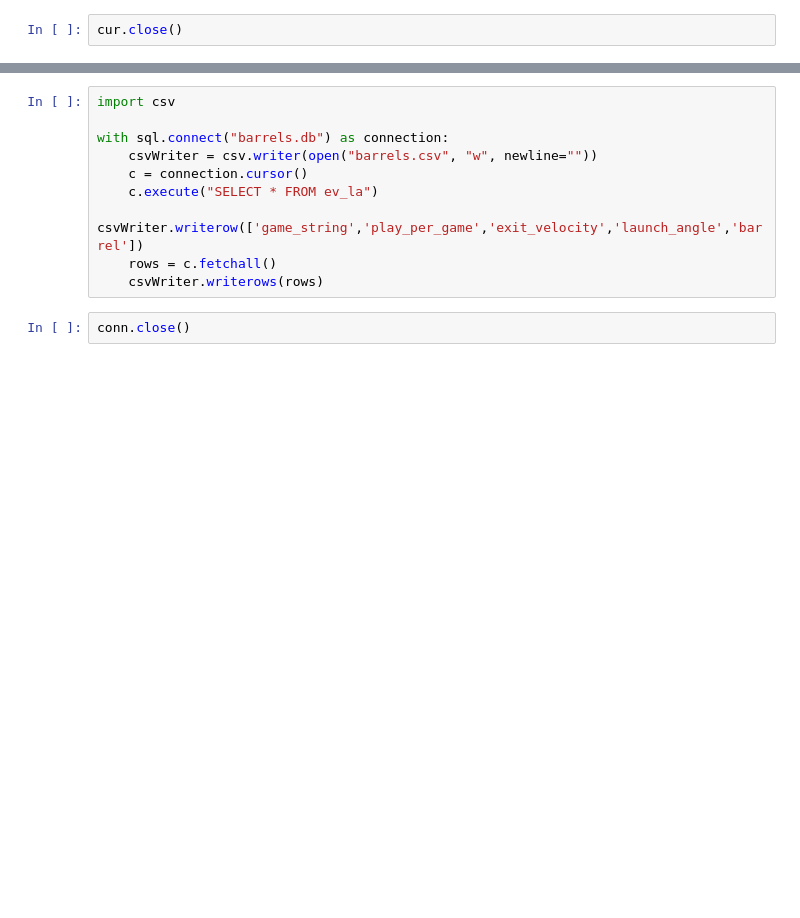
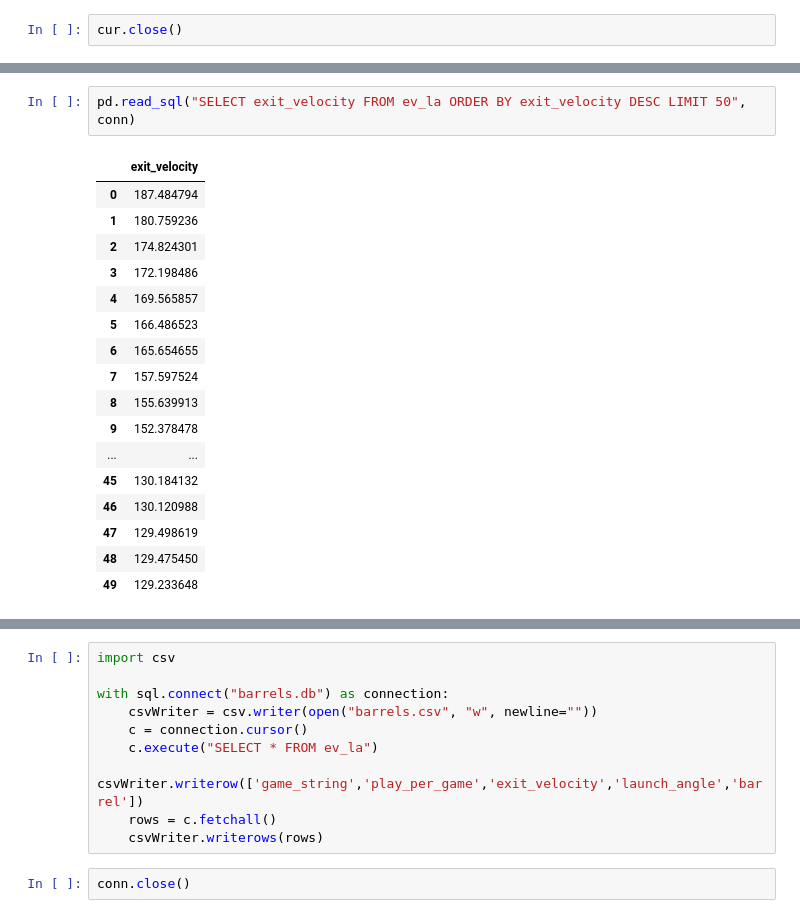
Before and after one commit to TDFelton/FirstPitchFastballFiesta, a Jupyter notebook: data_processing_linnux.ipynb, the cells around one changed output, grey strips where cells are left out. Cells and saved outputs as stored; diff of their text form; blank space fills up the shorter version.

```diff
--- a/data_processing_linnux.ipynb
+++ b/data_processing_linnux.ipynb
@@ -185,0 +345,20 @@ pd.read_sql("SELECT * FROM ev_la", conn).head(50)
+# %%
+pd.read_sql("SELECT exit_velocity FROM ev_la ORDER BY exit_velocity DESC LIMIT 50", conn)
+# %% [output]
+|  | exit_velocity |
+| 0 | 187.484794 |
+| 1 | 180.759236 |
+| 2 | 174.824301 |
+| 3 | 172.198486 |
+| 4 | 169.565857 |
+| 5 | 166.486523 |
+| 6 | 165.654655 |
+| 7 | 157.597524 |
+| 8 | 155.639913 |
+| 9 | 152.378478 |
+| ... | ... |
+| 45 | 130.184132 |
+| 46 | 130.120988 |
+| 47 | 129.498619 |
+| 48 | 129.475450 |
+| 49 | 129.233648 |
```
Also changed, not shown: parts of 30 cells of this notebook.
